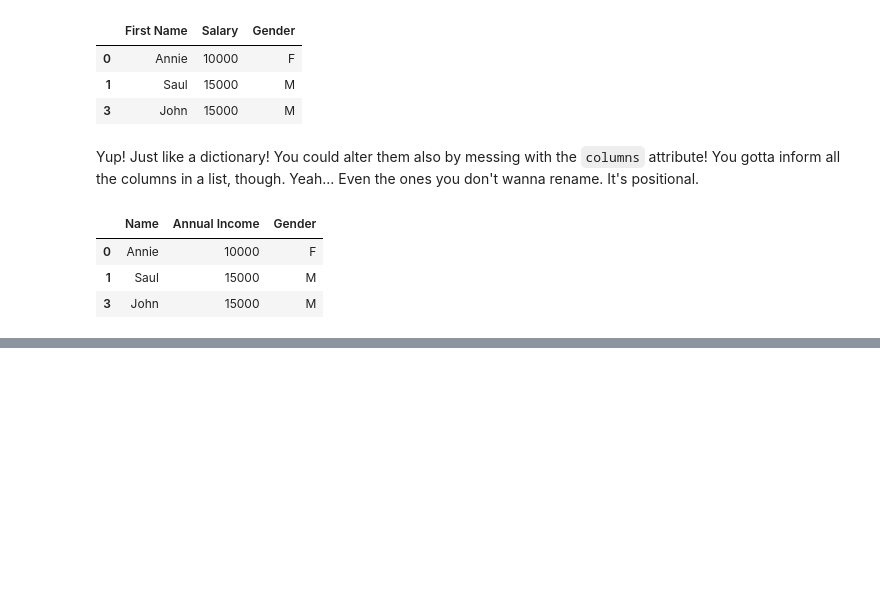
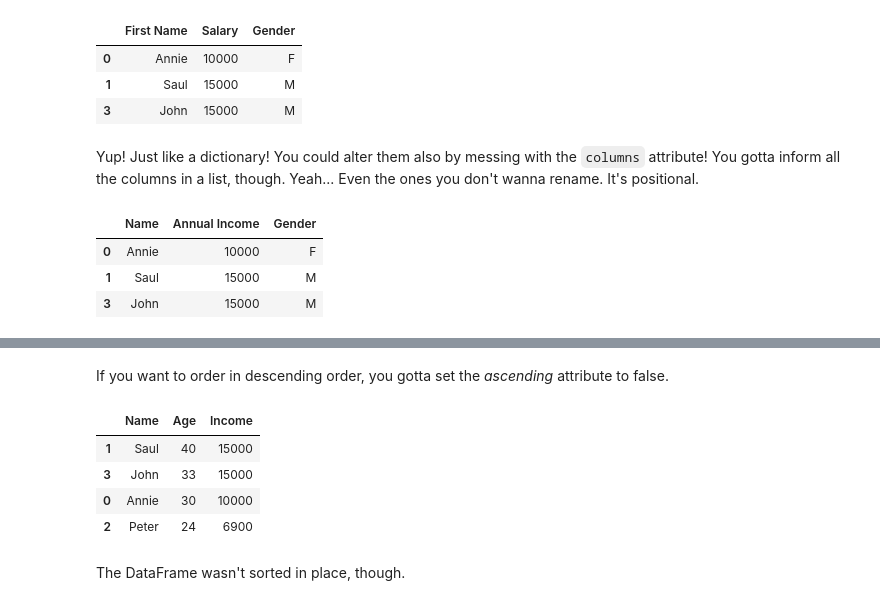
Before and after one commit to lgalicki/Jupyter-Notebooks-for-study, a Jupyter notebook: Pandas, data analysis with.ipynb, the cells around one changed output, grey strips where cells are left out. Saved outputs shown, nothing was run; the diff lists cells and outputs as text; code cells hidden in the pictures; blank space fills up the shorter version.

```diff
--- a/Pandas, data analysis with.ipynb
+++ b/Pandas, data analysis with.ipynb
@@ -241,0 +369,12 @@ df
+# %% [markdown]
+If you want to order in descending order, you gotta set the *ascending* attribute to false.
+# %%
+df.sort_values('Age', ascending=False)
+# %% [output]
+|  | Name | Age | Income |
+| 1 | Saul | 40 | 15000 |
+| 3 | John | 33 | 15000 |
+| 0 | Annie | 30 | 10000 |
+| 2 | Peter | 24 | 6900 |
+# %% [markdown]
+The DataFrame wasn't sorted in place, though.
```
Also changed, not shown: parts of 70 cells of this notebook, 1 other file.
